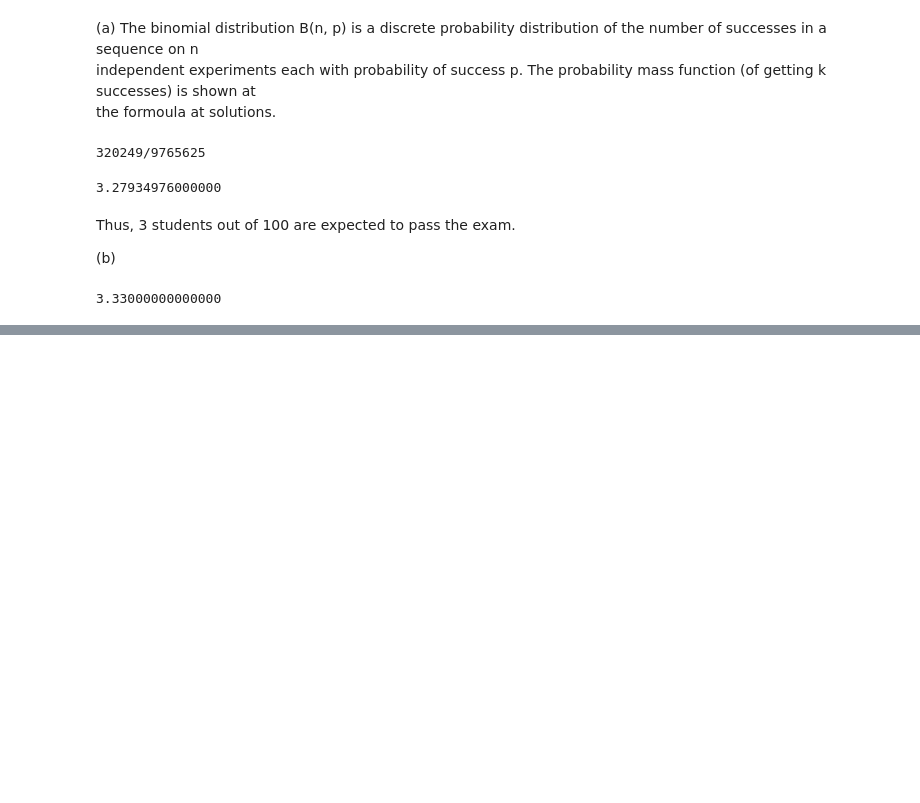
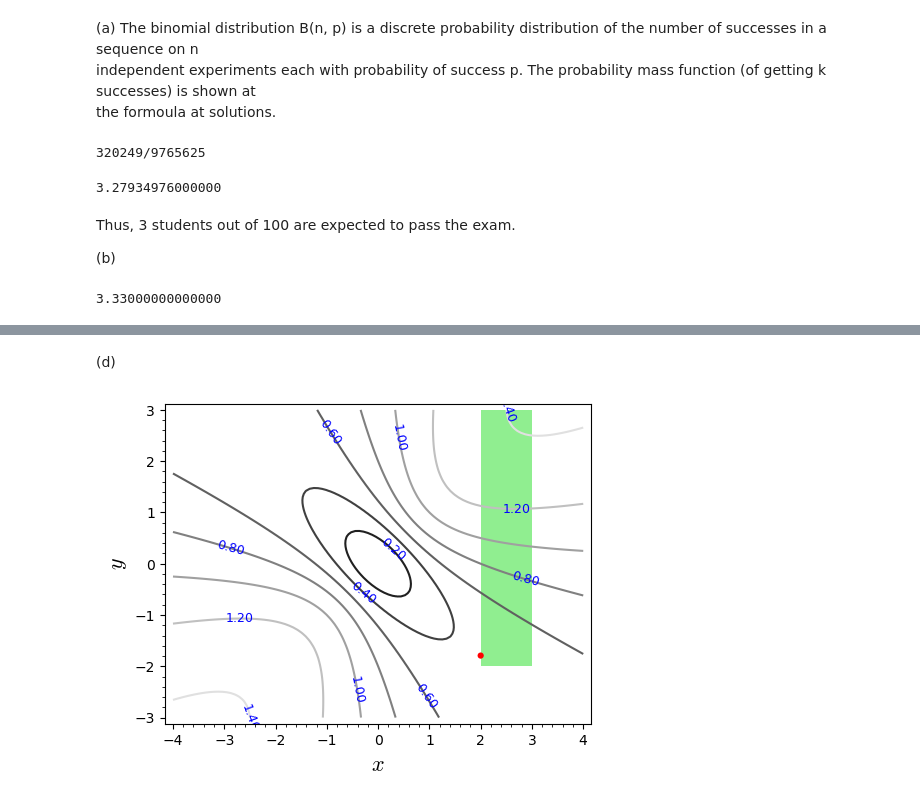
Before and after one commit to gzavlanis/Jupyter-files, a Jupyter notebook: revision_exams_2.ipynb, the cells around one changed output, grey strips where cells are left out. Cells and saved outputs as stored; diff of their text form; code cells hidden in the pictures; blank space fills up the shorter version.

```diff
--- a/revision_exams_2.ipynb
+++ b/revision_exams_2.ipynb
@@ -642,0 +695,7 @@ n(100 * sum([scores.count(i) for i in range(5, 11)])/nos)
+# %% [markdown]
+(d)
+# %%
+contour_plot(f(x, y), (x, -4, 4), (y, -3, 3), fill = False, labels = True, axes_labels = ['$x$', '$y$']) + \
+    point(min, color = "red", size = 20, zorder = 3) + polygon2d([(2, -2), (2, 3), (3, 3), (3, -2)], color = 'lightgreen')
+# %% [output]
+[figure, added]
```
Also changed, not shown: parts of 13 cells of this notebook.
